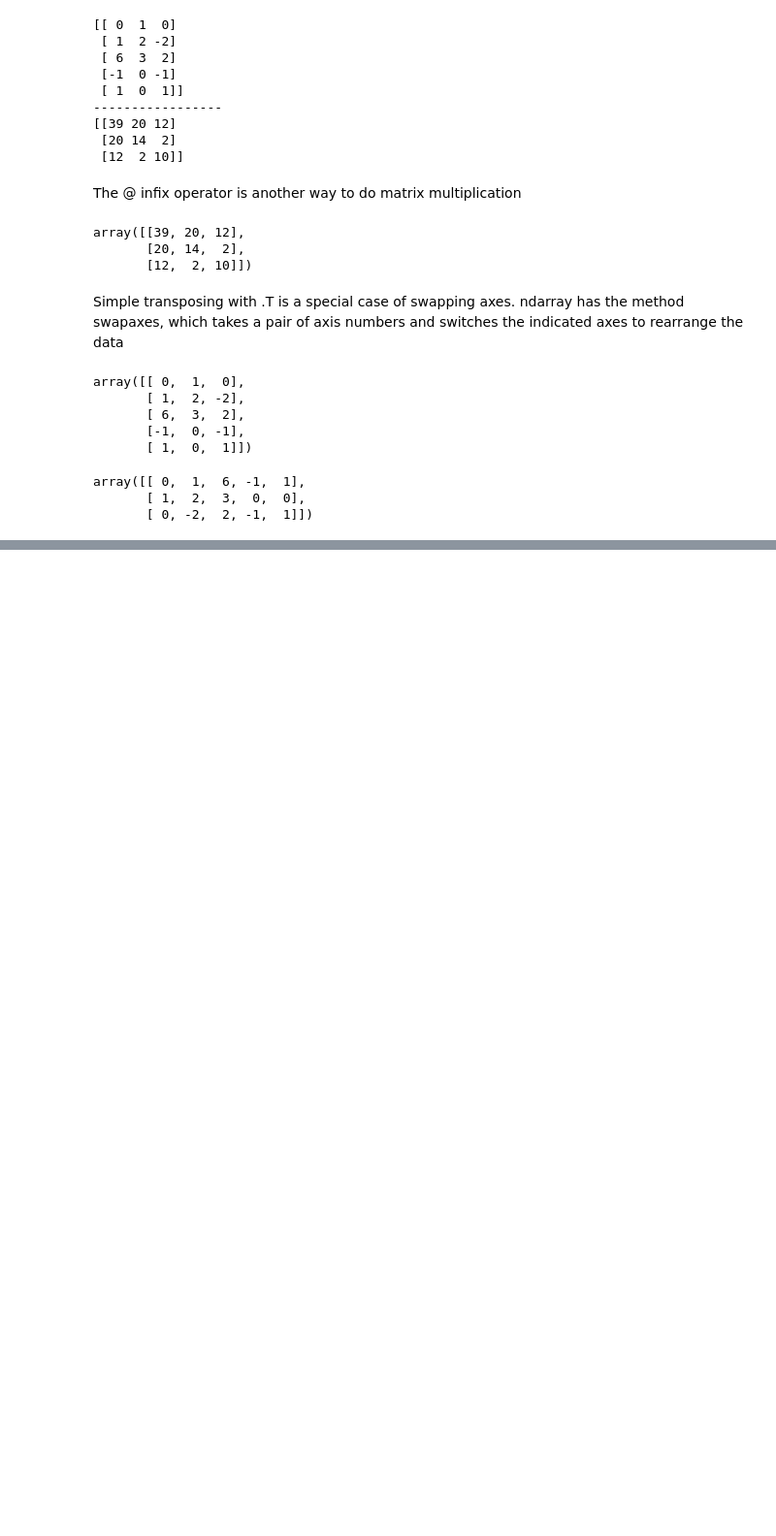
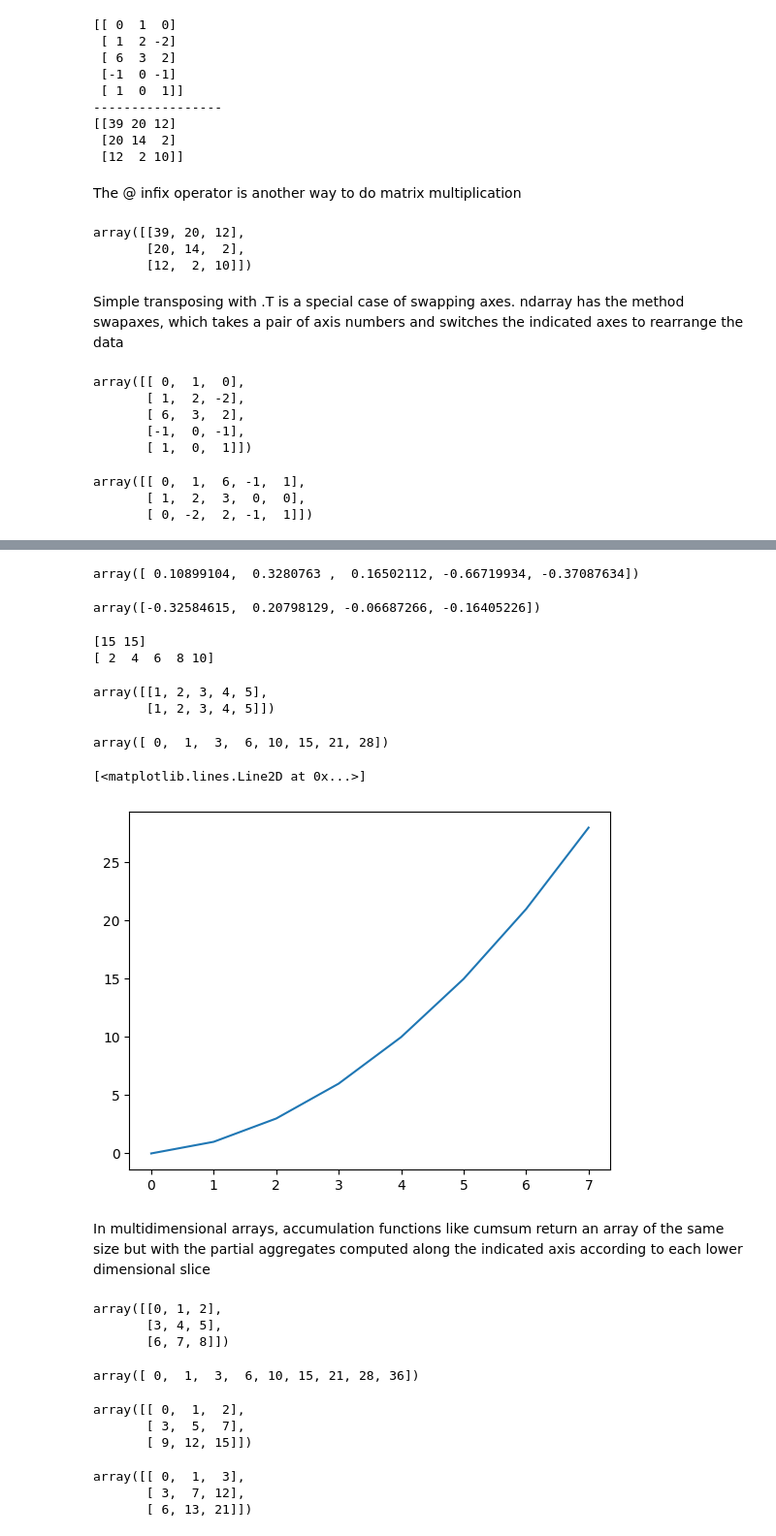
Before and after one commit to pablocurcodev/machine_learning, a Jupyter notebook: NumPy.ipynb, the cells around one changed output, grey strips where cells are left out. Shown at 97% size. Drawn from its saved outputs; the diff is of its cells as text; code cells hidden in the pictures; blank space fills up the shorter version.

```diff
--- a/NumPy.ipynb
+++ b/NumPy.ipynb
@@ -492,0 +747,59 @@ array([[ 0,  1,  6, -1,  1],
+# %%
+arr.mean(axis=1)
+# %% [output]
+array([ 0.10899104,  0.3280763 ,  0.16502112, -0.66719934, -0.37087634])
+# %%
+arr.mean(axis=0)
+# %% [output]
+array([-0.32584615,  0.20798129, -0.06687266, -0.16405226])
+# %%
+t = np.array([[1, 2, 3, 4, 5],
+              [1, 2, 3, 4, 5]])
+
+print(t.sum(axis=1))
+print(t.sum(axis=0))
+# %% [output]
+[15 15]
+[ 2  4  6  8 10]
+# %%
+t
+# %% [output]
+array([[1, 2, 3, 4, 5],
+       [1, 2, 3, 4, 5]])
+# %%
+# Other methods like cumsum and cumprod do not aggregate, instead producing an array of the intermediate results:
+
+arr = np.array([0, 1, 2, 3, 4, 5, 6, 7])
+arr.cumsum()
+# %% [output]
+array([ 0,  1,  3,  6, 10, 15, 21, 28])
+# %%
+plt.plot(arr.cumsum())
+# %% [output]
+[<matplotlib.lines.Line2D at 0x...>]
+[figure, added]
+# %% [markdown]
+In multidimensional arrays, accumulation functions like cumsum return an array of the same size but with the partial aggregates computed along the indicated axis according to each lower dimensional slice
+# %%
+arr = np.array([[0, 1, 2], [3, 4, 5], [6, 7, 8]])
+arr
+# %% [output]
+array([[0, 1, 2],
+       [3, 4, 5],
+       [6, 7, 8]])
+# %%
+arr.cumsum()
+# %% [output]
+array([ 0,  1,  3,  6, 10, 15, 21, 28, 36])
+# %%
+arr.cumsum(axis=0)
+# %% [output]
+array([[ 0,  1,  2],
+       [ 3,  5,  7],
+       [ 9, 12, 15]])
+# %%
+arr.cumsum(axis=1)
+# %% [output]
+array([[ 0,  1,  3],
+       [ 3,  7, 12],
+       [ 6, 13, 21]])
```
Also changed, not shown: parts of 91 cells of this notebook.
